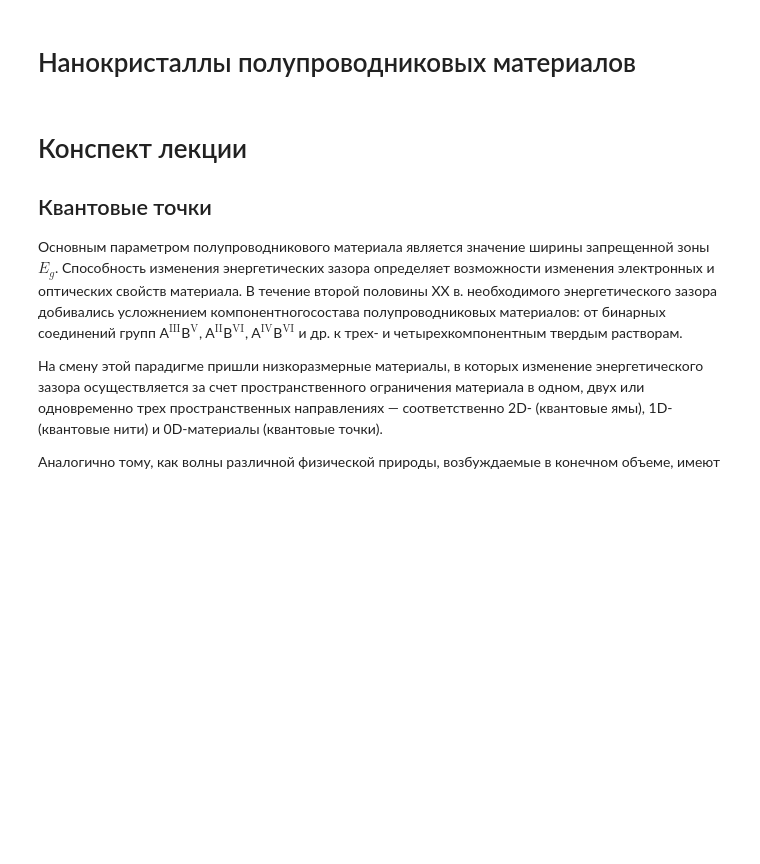
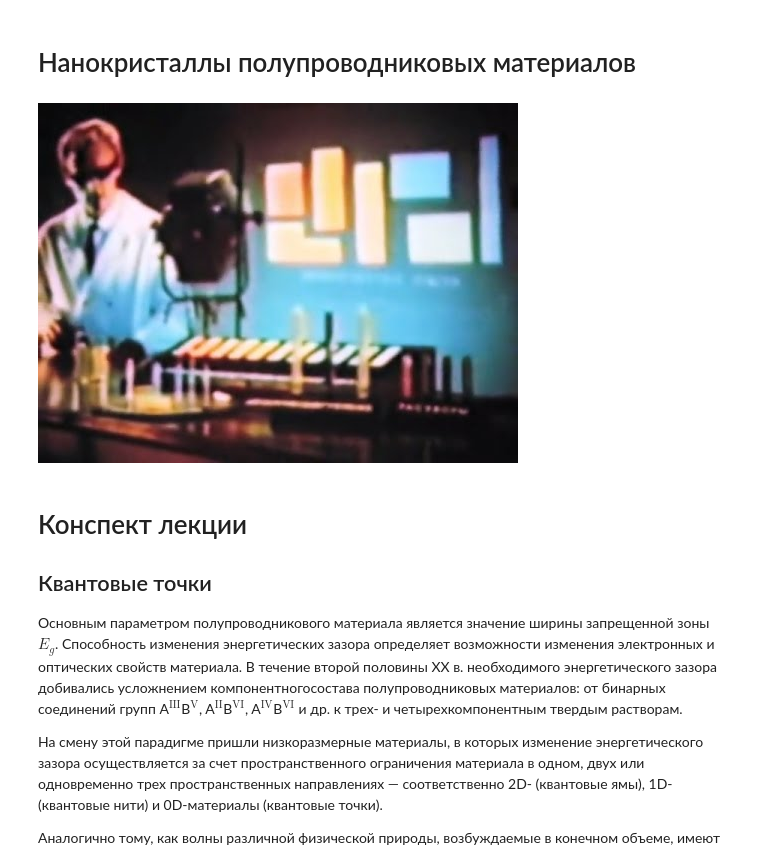
Before and after one commit to nanomaterials/course, a Jupyter notebook: 05_-_Semiconductor_NPs/Lecture.ipynb, the cells around one changed output. Drawn from its saved outputs; the diff is of its cells as text; code cells hidden in the pictures; blank space fills up the shorter version.

```diff
--- a/05_-_Semiconductor_NPs/Lecture.ipynb
+++ b/05_-_Semiconductor_NPs/Lecture.ipynb
@@ -3,11 +3,13 @@
 # %%
 '''Советский фильм о механизмах люминесценции
 люминофоров различного химического строения,
 КПД различных источников излучения, применении
-люминесценции (легко смотрится на скорости 1.5)'''
+люминесценции (легче смотрится на скорости 1.5)'''
 
 from IPython.lib.display import YouTubeVideo
 YouTubeVideo('WmsqUVizqhk') # 9:50
+# %% [output]
+[figure, added]
 # %% [markdown]
 # Конспект лекции
 ## Квантовые точки
```
Also changed, not shown: 3 other files.
